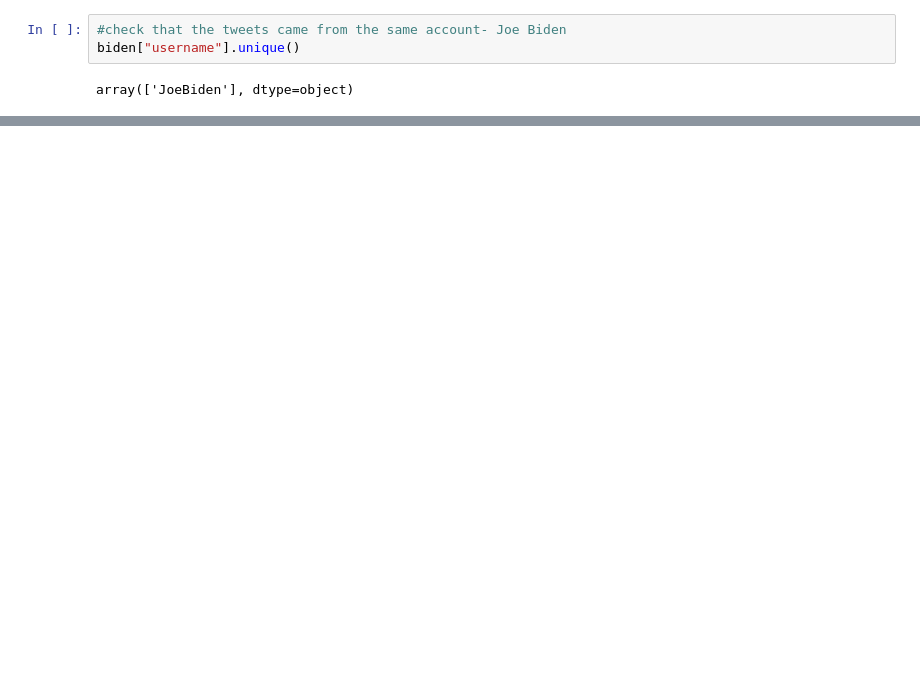
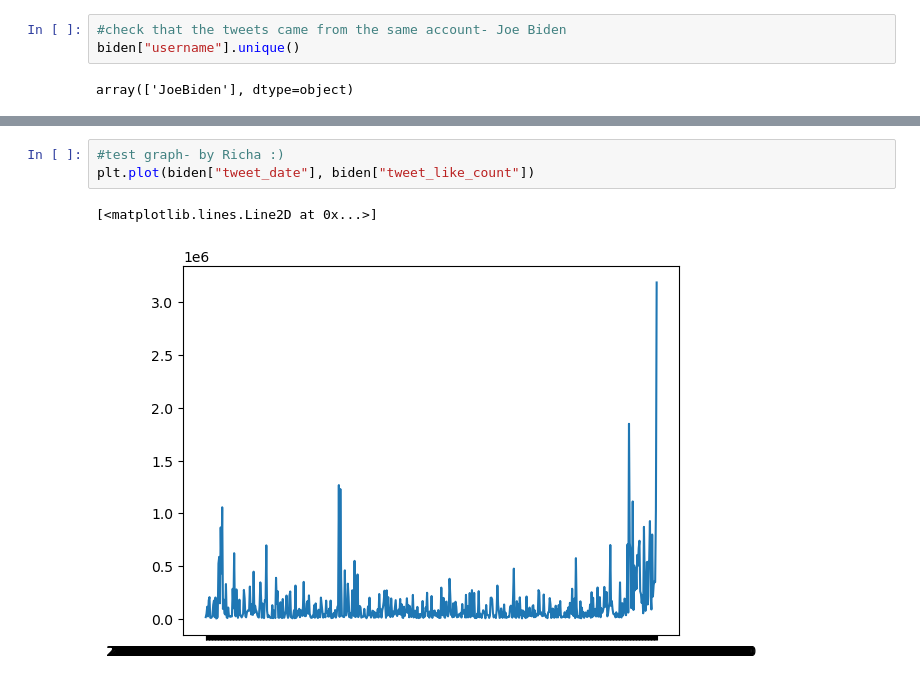
Before and after one commit to adityapalve/election-bets, a Jupyter notebook: election-bets.ipynb, the cells around one changed output, grey strips where cells are left out. Saved outputs shown, nothing was run; the diff lists cells and outputs as text; blank space fills up the shorter version.

```diff
--- a/election-bets.ipynb
+++ b/election-bets.ipynb
@@ -245,0 +251,6 @@ biden.reset_index()
+# %%
+#test graph- by Richa :)
+plt.plot(biden["tweet_date"], biden["tweet_like_count"])
+# %% [output]
+[<matplotlib.lines.Line2D at 0x...>]
+[figure, added]
```
Also changed, not shown: parts of 8 cells of this notebook.
